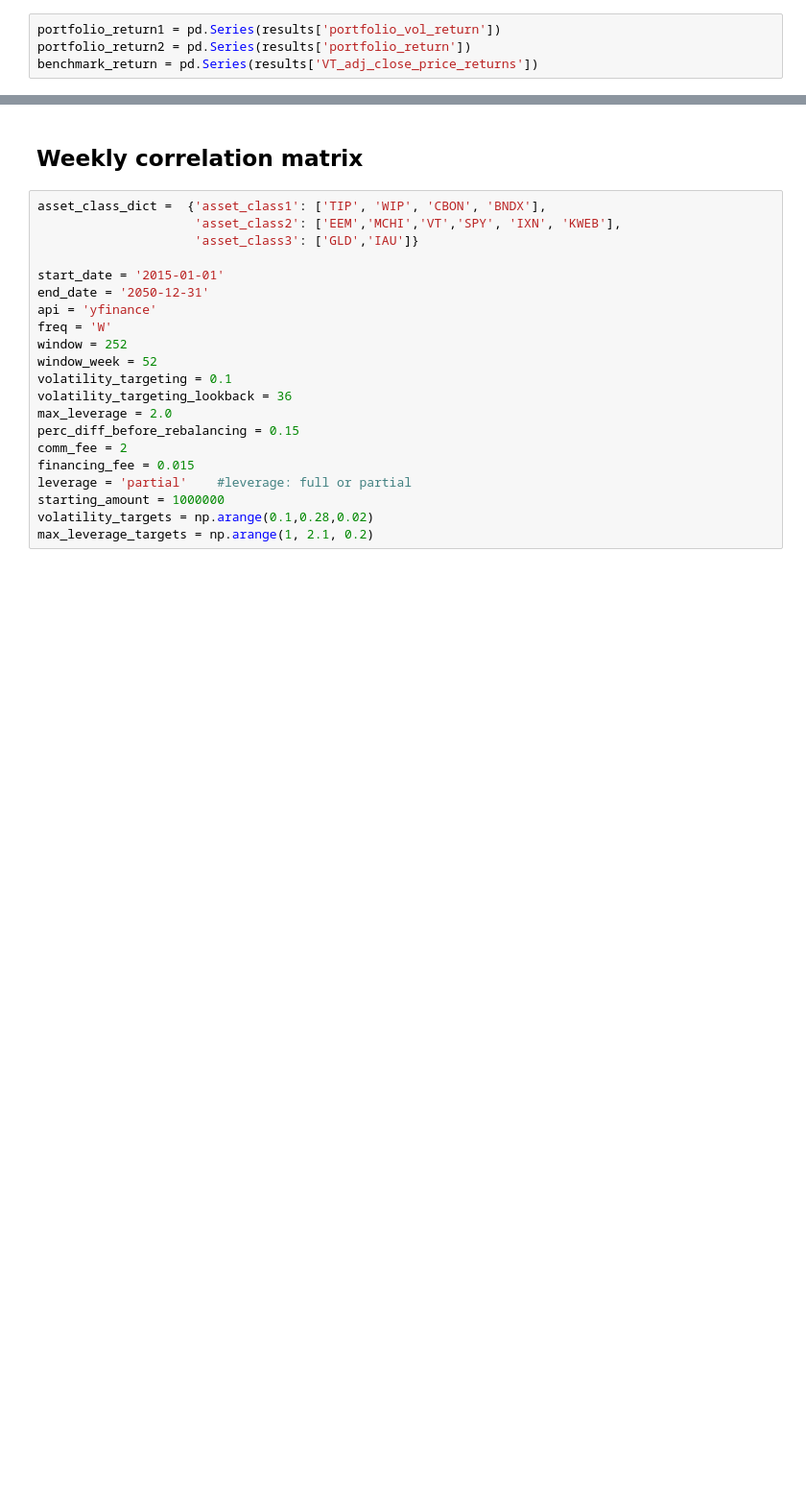
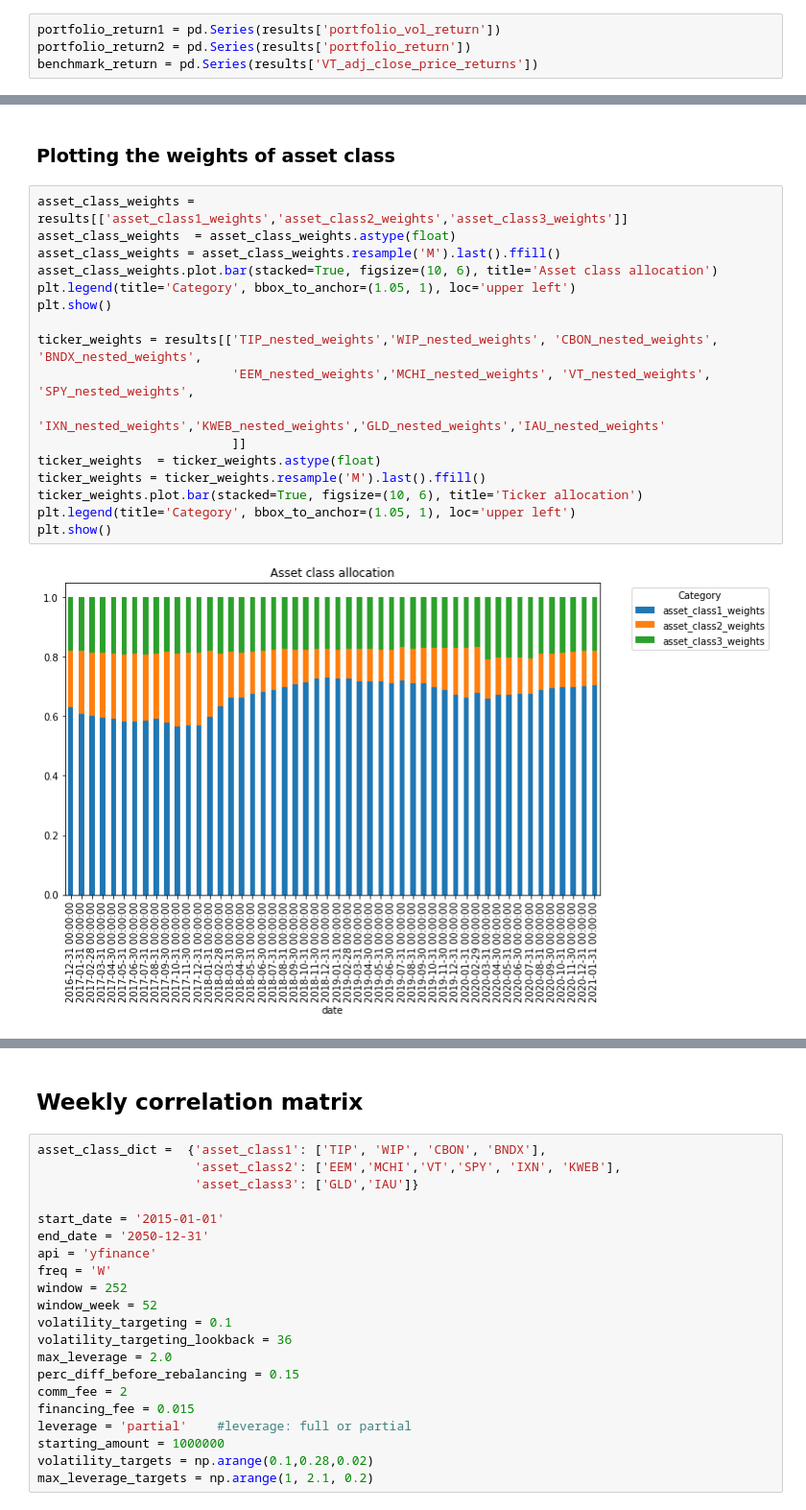
Before and after one commit to jironghuang/risk_parity, a Jupyter notebook: risk_parity_analysis.ipynb, the cells around one changed output, grey strips where cells are left out. Shown at 96% size. Cells and saved outputs as stored; diff of their text form; blank space fills up the shorter version.

```diff
--- a/risk_parity_analysis.ipynb
+++ b/risk_parity_analysis.ipynb
@@ -263 +238,22 @@ row.
 [figure]
+# %% [markdown]
+### Plotting the weights of asset class
+# %%
+asset_class_weights = results[['asset_class1_weights','asset_class2_weights','asset_class3_weights']]
+asset_class_weights  = asset_class_weights.astype(float)
+asset_class_weights = asset_class_weights.resample('M').last().ffill()
+asset_class_weights.plot.bar(stacked=True, figsize=(10, 6), title='Asset class allocation')
+plt.legend(title='Category', bbox_to_anchor=(1.05, 1), loc='upper left')
+plt.show()
+
+ticker_weights = results[['TIP_nested_weights','WIP_nested_weights', 'CBON_nested_weights', 'BNDX_nested_weights',
+                          'EEM_nested_weights','MCHI_nested_weights', 'VT_nested_weights', 'SPY_nested_weights',
+                          'IXN_nested_weights','KWEB_nested_weights','GLD_nested_weights','IAU_nested_weights'
+                          ]]
+ticker_weights  = ticker_weights.astype(float)
+ticker_weights = ticker_weights.resample('M').last().ffill()
+ticker_weights.plot.bar(stacked=True, figsize=(10, 6), title='Ticker allocation')
+plt.legend(title='Category', bbox_to_anchor=(1.05, 1), loc='upper left')
+plt.show()
+# %% [output]
+[figure, added]
```
Also changed, not shown: parts of 27 cells of this notebook.
